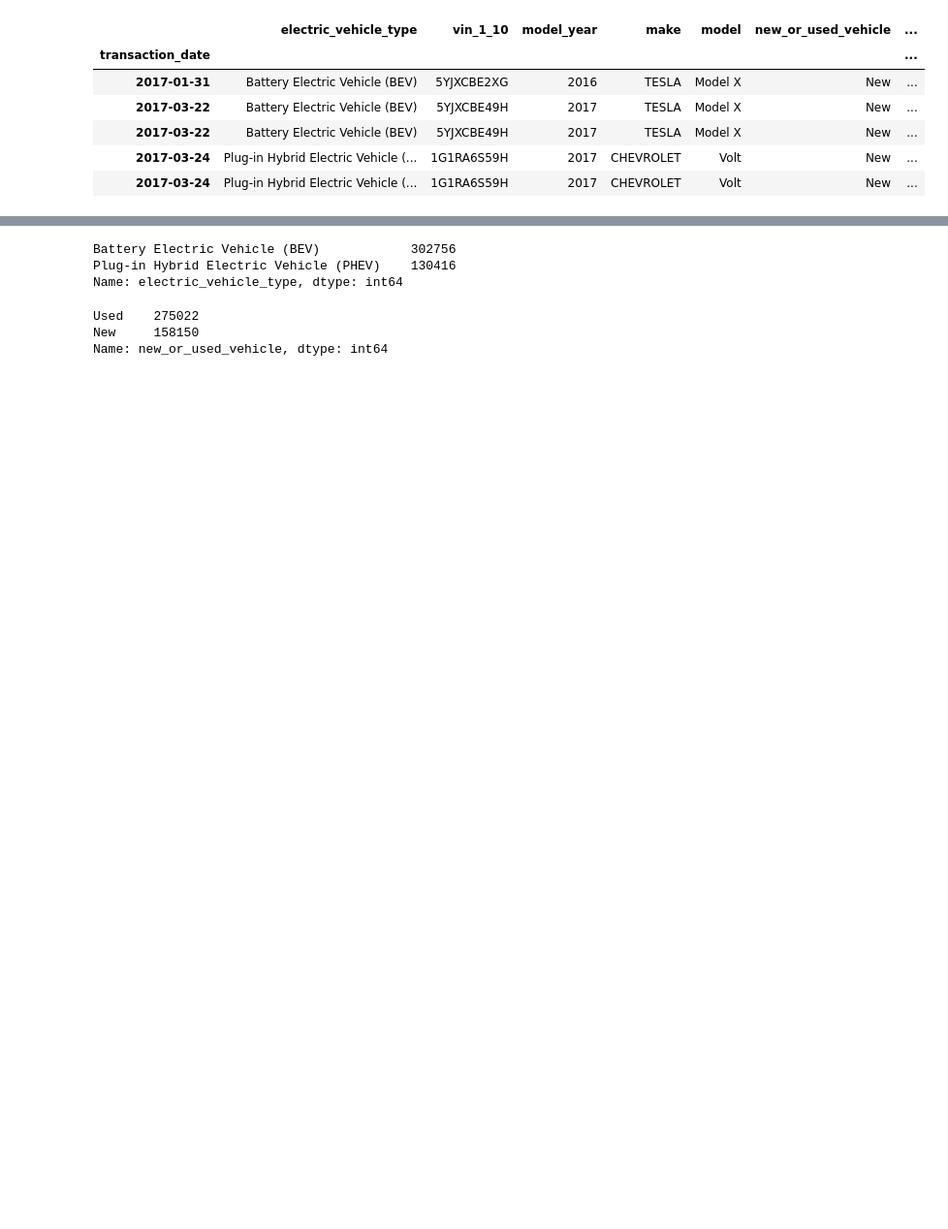
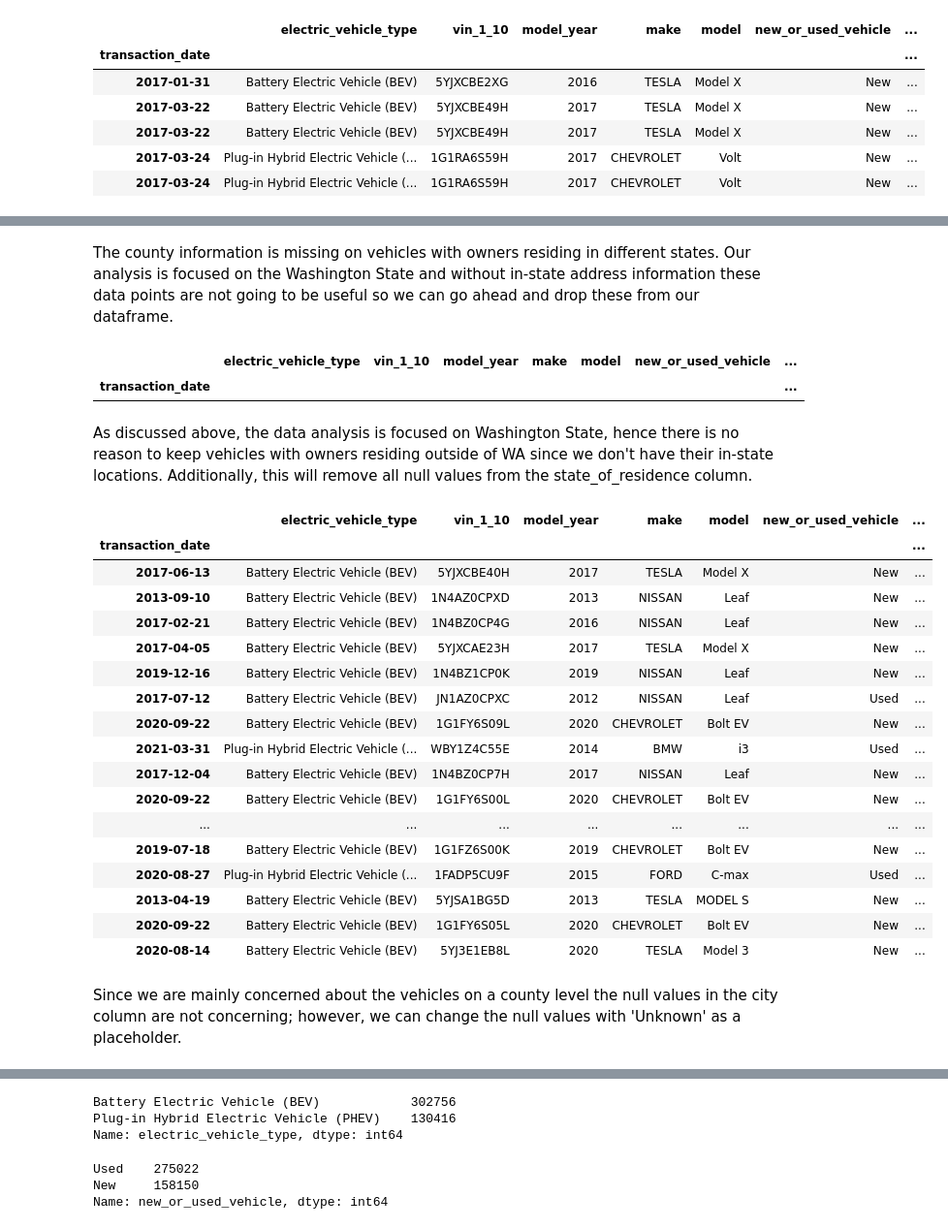
Before and after one commit to ebtezcan/EV-Charger-Prediction, a Jupyter notebook: index_OSEMN_plus_mvp-Copy1.ipynb, the cells around one changed output, grey strips where cells are left out. Shown: that part at 97% size. Saved outputs shown, nothing was run; the diff lists cells and outputs as text; code cells hidden in the pictures; blank space fills up the shorter version.

```diff
--- a/index_OSEMN_plus_mvp-Copy1.ipynb
+++ b/index_OSEMN_plus_mvp-Copy1.ipynb
@@ -217,0 +315,4 @@ df.head()
+# %%
+df.drop_duplicates(inplace=True)
+#verifying that duplicates have been removed
+len(df[df.duplicated()])
@@ -217,0 +388,38 @@ df.head()
+# %% [markdown]
+The county information is missing on vehicles with owners residing in different states. Our analysis is focused on the Washington State and without in-state address information these data points are not going to be useful so we can go ahead and drop these from our dataframe.
+# %%
+#dropping null values
+df.dropna(subset=['county'], inplace=True)
+# %%
+#verifying that the null values have been dropped
+df[df['county'].isna()]
+# %% [output]
+|  | electric_vehicle_type | vin_1_10 | model_year | make | model | new_or_used_vehicle | ... |
+| transaction_date |  |  |  |  |  |  | ... |
+# %% [markdown]
+As discussed above, the data analysis is focused on Washington State, hence there is no reason to keep vehicles with owners residing outside of WA since we don't have their in-state locations. Additionally, this will remove all null values from the state_of_residence column.
+# %%
+df=df[df['state_of_residence']=='WA']
+# %%
+df[df['city'].isna()]
+# %% [output]
+|  | electric_vehicle_type | vin_1_10 | model_year | make | model | new_or_used_vehicle | ... |
+| transaction_date |  |  |  |  |  |  | ... |
+| 2017-06-13 | Battery Electric Vehicle (BEV) | 5YJXCBE40H | 2017 | TESLA | Model X | New | ... |
+| 2013-09-10 | Battery Electric Vehicle (BEV) | 1N4AZ0CPXD | 2013 | NISSAN | Leaf | New | ... |
+| 2017-02-21 | Battery Electric Vehicle (BEV) | 1N4BZ0CP4G | 2016 | NISSAN | Leaf | New | ... |
+| 2017-04-05 | Battery Electric Vehicle (BEV) | 5YJXCAE23H | 2017 | TESLA | Model X | New | ... |
+| 2019-12-16 | Battery Electric Vehicle (BEV) | 1N4BZ1CP0K | 2019 | NISSAN | Leaf | New | ... |
+| 2017-07-12 | Battery Electric Vehicle (BEV) | JN1AZ0CPXC | 2012 | NISSAN | Leaf | Used | ... |
+| 2020-09-22 | Battery Electric Vehicle (BEV) | 1G1FY6S09L | 2020 | CHEVROLET | Bolt EV | New | ... |
+| 2021-03-31 | Plug-in Hybrid Electric Vehicle (... | WBY1Z4C55E | 2014 | BMW | i3 | Used | ... |
+| 2017-12-04 | Battery Electric Vehicle (BEV) | 1N4BZ0CP7H | 2017 | NISSAN | Leaf | New | ... |
+| 2020-09-22 | Battery Electric Vehicle (BEV) | 1G1FY6S00L | 2020 | CHEVROLET | Bolt EV | New | ... |
+| ... | ... | ... | ... | ... | ... | ... | ... |
+| 2019-07-18 | Battery Electric Vehicle (BEV) | 1G1FZ6S00K | 2019 | CHEVROLET | Bolt EV | New | ... |
+| 2020-08-27 | Plug-in Hybrid Electric Vehicle (... | 1FADP5CU9F | 2015 | FORD | C-max | Used | ... |
+| 2013-04-19 | Battery Electric Vehicle (BEV) | 5YJSA1BG5D | 2013 | TESLA | MODEL S | New | ... |
+| 2020-09-22 | Battery Electric Vehicle (BEV) | 1G1FY6S05L | 2020 | CHEVROLET | Bolt EV | New | ... |
+| 2020-08-14 | Battery Electric Vehicle (BEV) | 5YJ3E1EB8L | 2020 | TESLA | Model 3 | New | ... |
+# %% [markdown]
+Since we are mainly concerned about the vehicles on a county level the null values in the city column are not concerning; however, we can change the null values with 'Unknown' as a placeholder.
```
Also changed, not shown: parts of 67 cells of this notebook, 1 other file.
